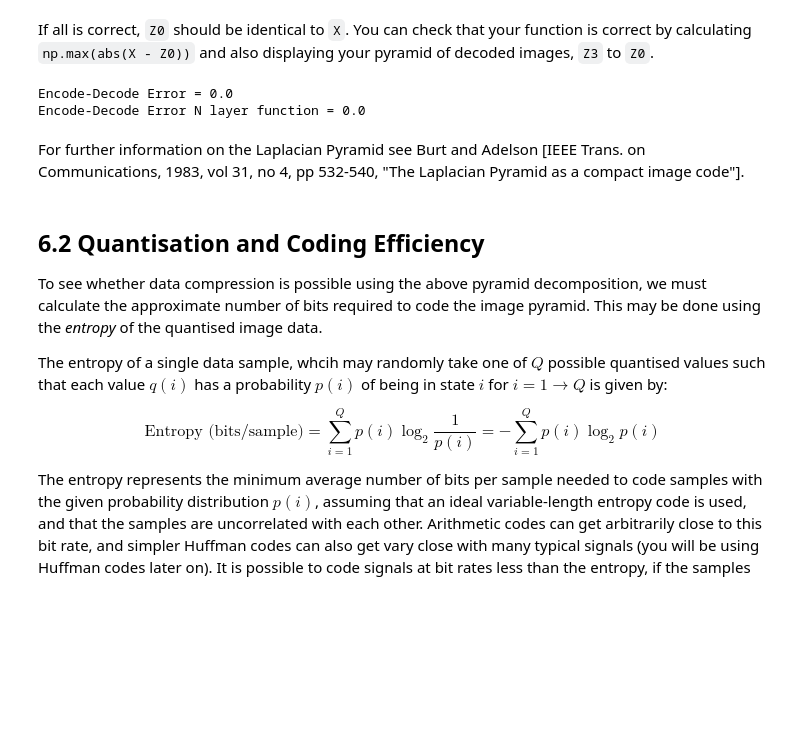
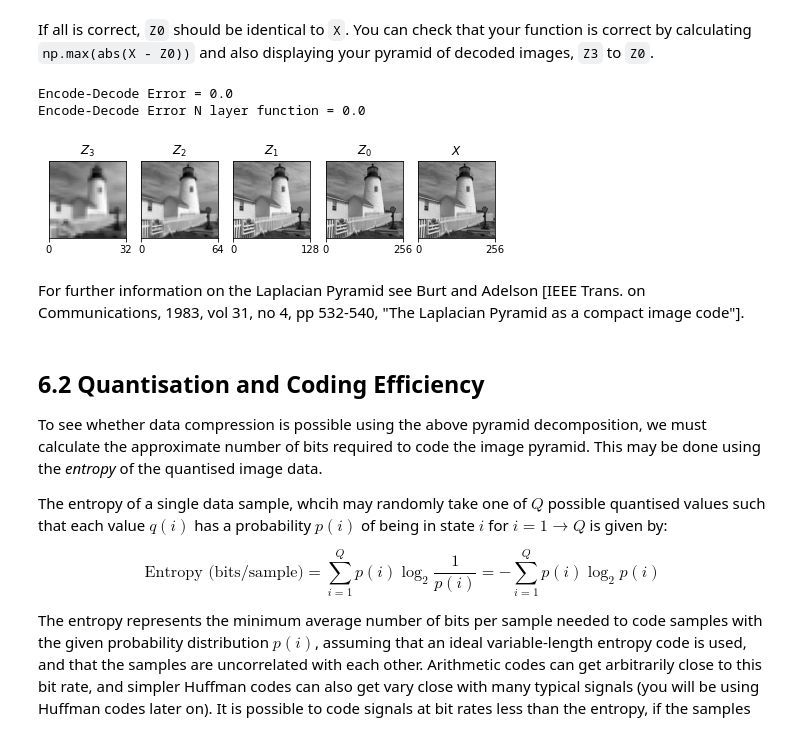
Before and after one commit to sigproc/cued_sf2_lab, a Jupyter notebook: 6-laplacian-pyramid.ipynb, the cells around one changed output. Saved outputs shown, nothing was run; the diff lists cells and outputs as text; code cells hidden in the pictures; blank space fills up the shorter version.

Commit message:
Add plots; f-strings; step size optimiser

```diff
--- a/6-laplacian-pyramid.ipynb
+++ b/6-laplacian-pyramid.ipynb
@@ -282,6 +274,16 @@ print(f'Encode-Decode Error N layer function = {err_n}')
 # %% [output]
 Encode-Decode Error = 0.0
 Encode-Decode Error N layer function = 0.0
+# %%
+titles = ["Z_3", "Z_2", "Z_1", "Z_0", "X"]
+imgs = [Z3, Z2, Z1, Z0, X]
+fig, axs = plt.subplots(1, 5, figsize=(8, 2))
+
+for ax, img, title in zip(axs, imgs, titles):
+    plot_image(img, ax=ax)
+    ax.set(yticks=[], title=f'${title}$')
+# %% [output]
+[figure, added]
 # %% [markdown]
 For further information on the Laplacian Pyramid see Burt and Adelson [IEEE Trans. on Communications, 1983, vol 31, no 4, pp 532-540, "The Laplacian Pyramid as a compact image code"].
 # %% [markdown]
```
Also changed, not shown: parts of 15 cells of this notebook.
